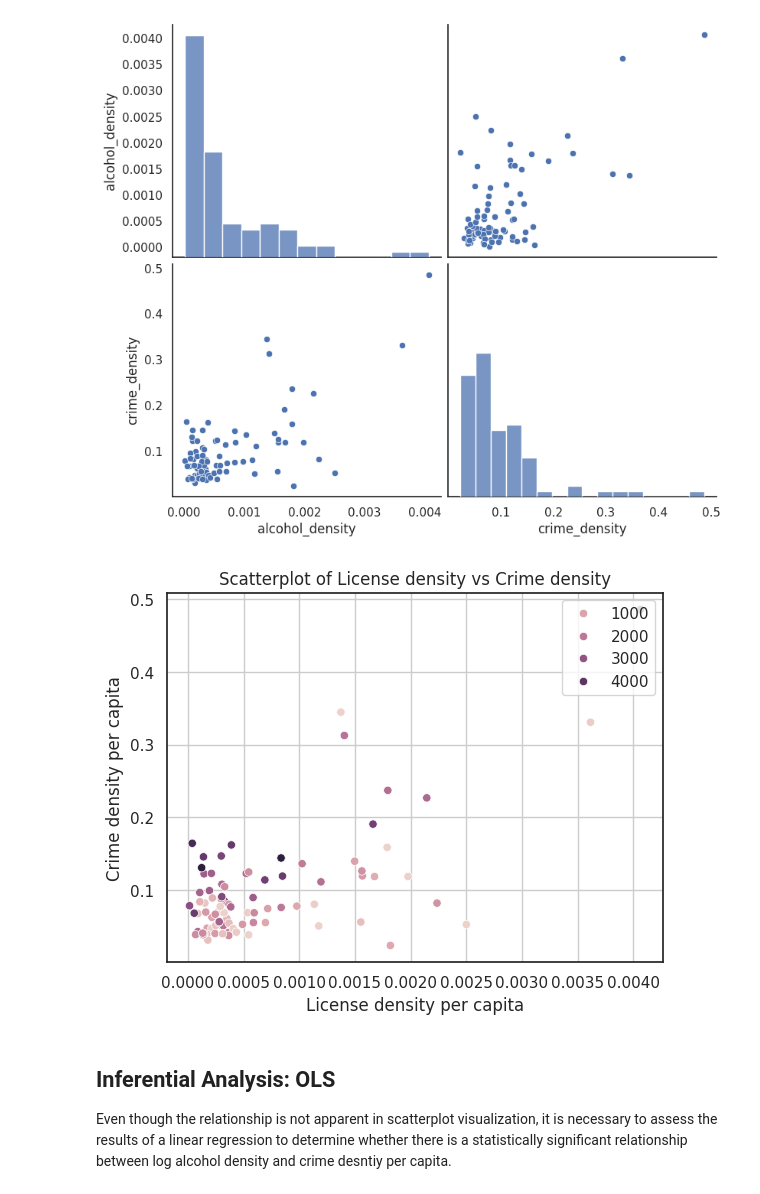
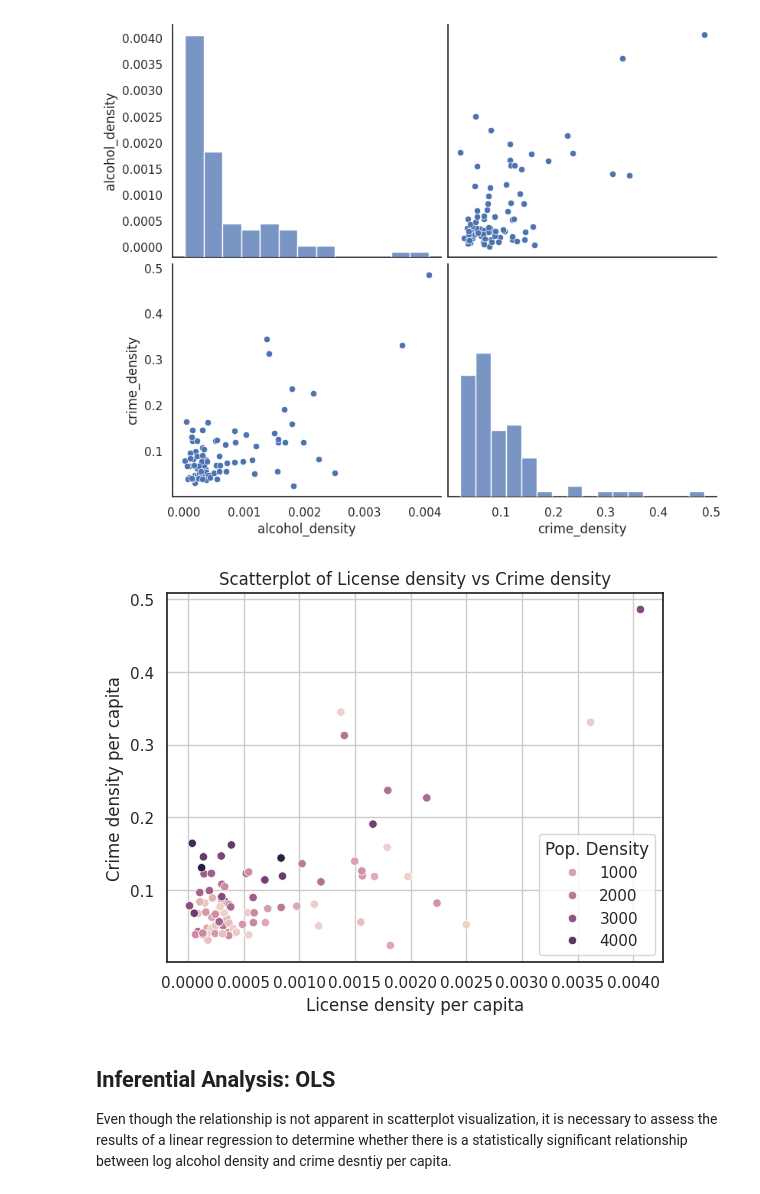
Before and after one commit to KellyyyGSY/poli170a_proj, a Jupyter notebook: POLI170A.ipynb, the cells around one changed output. Drawn from its saved outputs; the diff is of its cells as text; code cells hidden in the pictures.

```diff
--- a/POLI170A.ipynb
+++ b/POLI170A.ipynb
@@ -519,14 +522,15 @@ sns.pairplot(merged_df[['alcohol_density', 'crime_density']], kind = 'scatter',
 # %%
 sns.scatterplot(data=merged_df, x='alcohol_density', y='crime_density', hue='density')
 
 plt.xlabel('License density per capita')
 plt.ylabel('Crime density per capita')
 plt.title('Scatterplot of License density vs Crime density')
 plt.grid(True)
-plt.legend(loc='upper right')
-plt.show()
+
+legend = plt.legend(loc='lower right')
+legend.set_title('Pop. Density')
 # %% [output]
-[figure, old version]
+[figure, new version]
 # %% [markdown]
 ## Inferential Analysis: OLS
 
```
Also changed, not shown: parts of 15 cells of this notebook, 3 other files.
